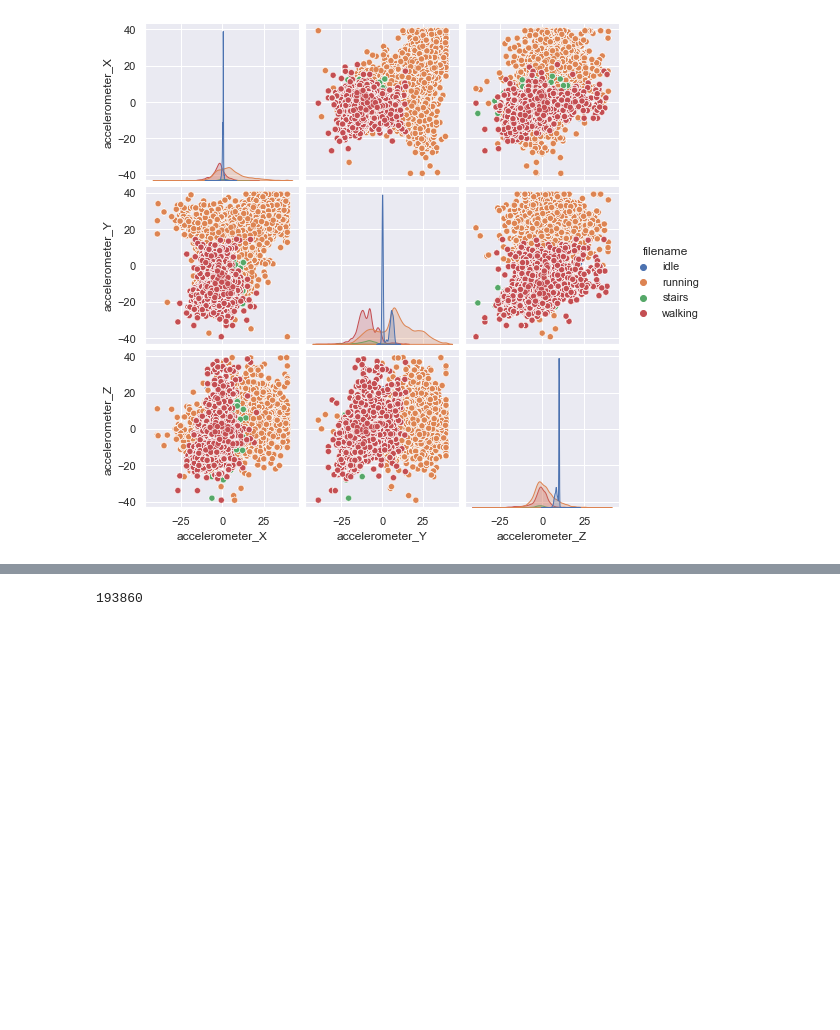
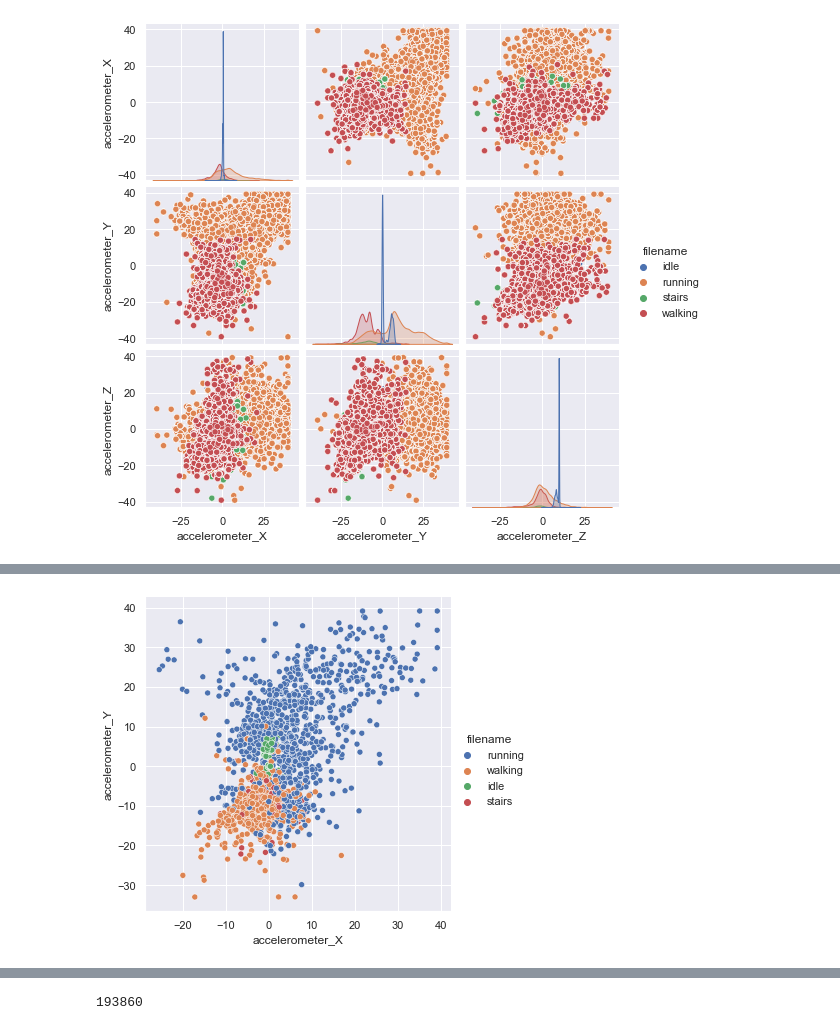
Before and after one commit to GendolfJunior/Python_programming_for_data_scientists, a Jupyter notebook: Final project/project_f.ipynb, the cells around one changed output, grey strips where cells are left out. Saved outputs shown, nothing was run; the diff lists cells and outputs as text; code cells hidden in the pictures; blank space fills up the shorter version.

```diff
--- a/Final project/project_f.ipynb
+++ b/Final project/project_f.ipynb
@@ -56,0 +69,7 @@ sns.pairplot(df, hue='filename')
+# %%
+# plot accelerometer_X and accelerometer_Y with filename as the third dimension and with reduced dataset to 2000 random
+# unique observations
+dfsample = df.sample(n = 2000, replace = False)
+sns.relplot(x="accelerometer_X", y="accelerometer_Y", hue="filename", data=dfsample);
+# %% [output]
+[figure, added]
```
Also changed, not shown: parts of 7 cells of this notebook, 6 other files.
